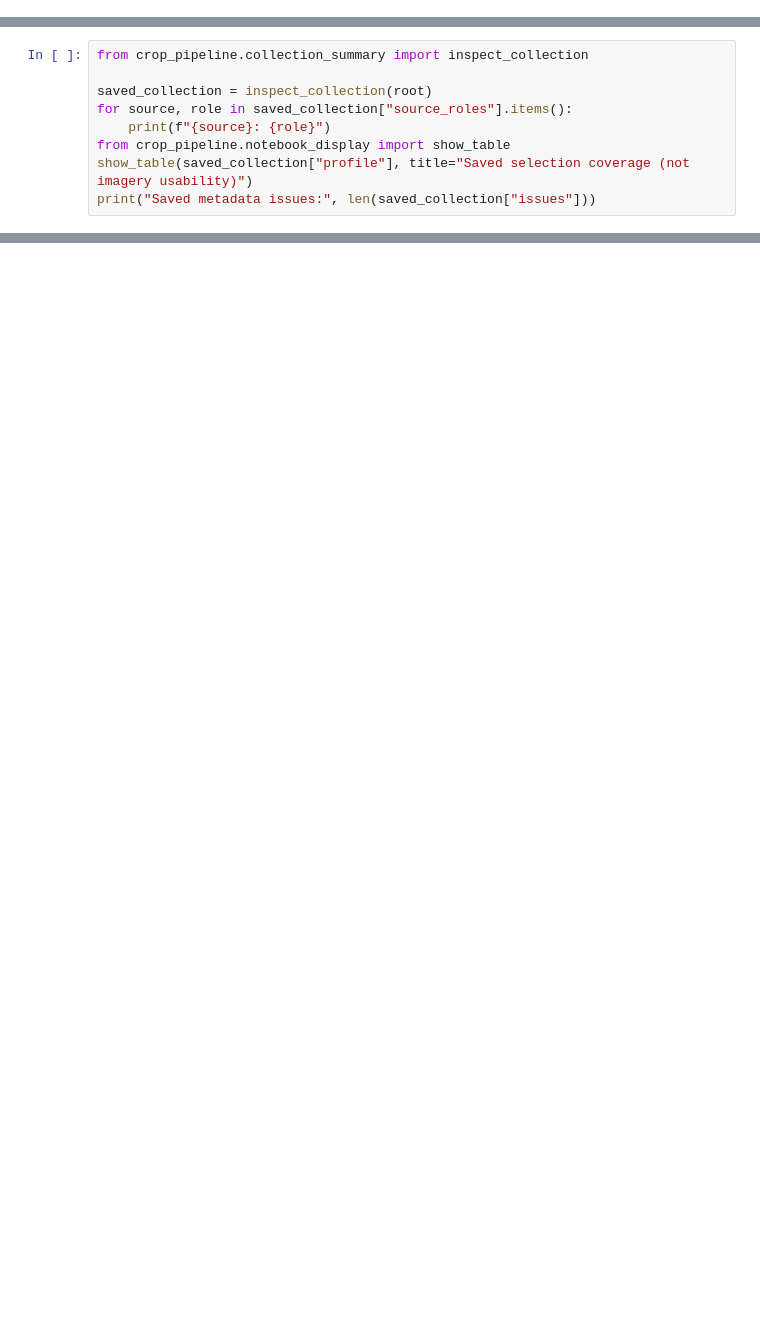
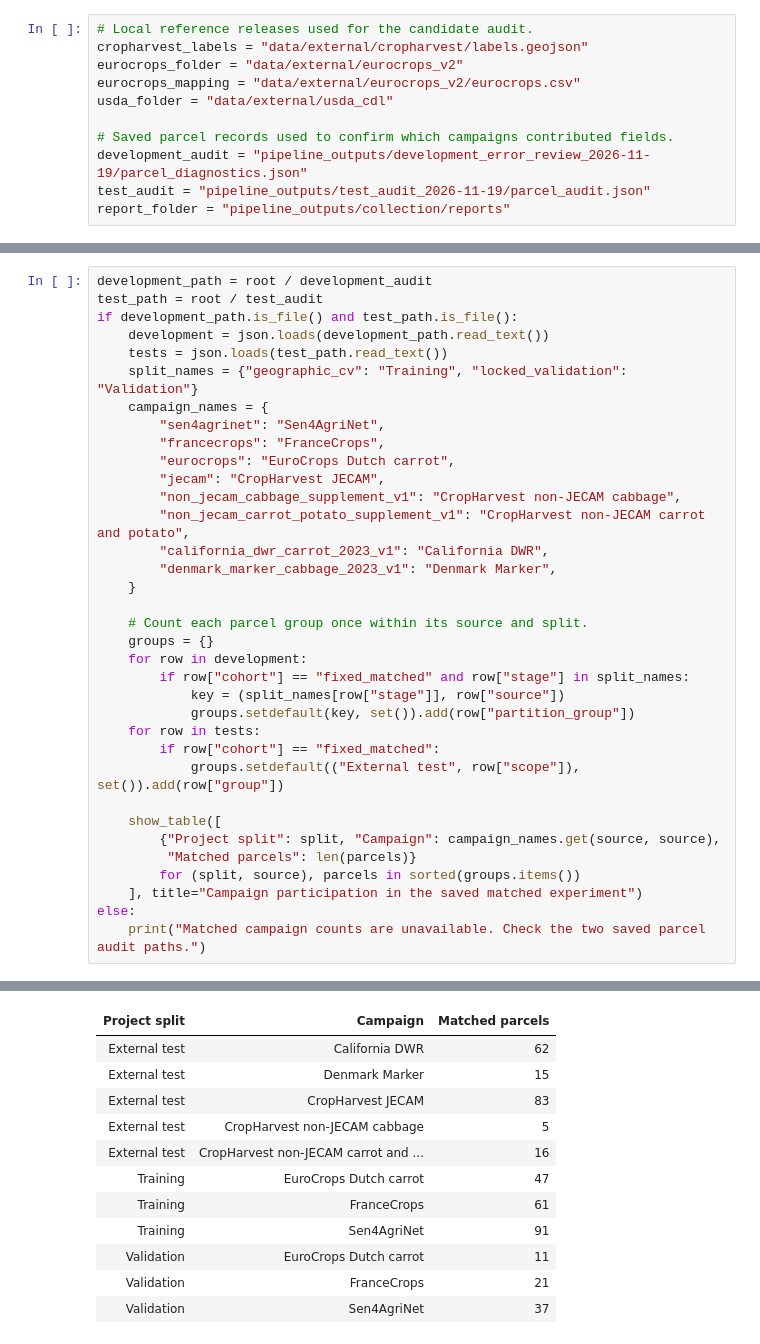
Before and after one commit to jrdavid-dev/external-crop-data-classification, a Jupyter notebook: notebooks/data_collection/01_external_reference_audit.ipynb, the cells around one changed output, grey strips where cells are left out. Saved outputs shown, nothing was run; the diff lists cells and outputs as text; blank space fills up the shorter version.

```diff
--- a/notebooks/data_collection/01_external_reference_audit.ipynb
+++ b/notebooks/data_collection/01_external_reference_audit.ipynb
@@ -9,2 +9,13 @@ Count carrot, cabbage and potato reference parcels or classified pixels using lo
+# %%
+# Local reference releases used for the candidate audit.
+cropharvest_labels = "data/external/cropharvest/labels.geojson"
+eurocrops_folder = "data/external/eurocrops_v2"
+eurocrops_mapping = "data/external/eurocrops_v2/eurocrops.csv"
+usda_folder = "data/external/usda_cdl"
+
+# Saved parcel records used to confirm which campaigns contributed fields.
+development_audit = "pipeline_outputs/development_error_review_2026-11-19/parcel_diagnostics.json"
+test_audit = "pipeline_outputs/test_audit_2026-11-19/parcel_audit.json"
+report_folder = "pipeline_outputs/collection/reports"
 # %%
 from pathlib import Path
@@ -36,9 +36,0 @@ Sen4AgriNet supplies mostly potato and some carrot; FranceCrops supplies potato/
-# %%
-from crop_pipeline.collection_summary import inspect_collection
-
-saved_collection = inspect_collection(root)
-for source, role in saved_collection["source_roles"].items():
-    print(f"{source}: {role}")
-from crop_pipeline.notebook_display import show_table
-show_table(saved_collection["profile"], title="Saved selection coverage (not imagery usability)")
-print("Saved metadata issues:", len(saved_collection["issues"]))
@@ -75,0 +55,36 @@ cabbage    reunion-france          False                       5
+# %%
+development_path = root / development_audit
+test_path = root / test_audit
+if development_path.is_file() and test_path.is_file():
+    development = json.loads(development_path.read_text())
+    tests = json.loads(test_path.read_text())
+    split_names = {"geographic_cv": "Training", "locked_validation": "Validation"}
+    campaign_names = {
+        "sen4agrinet": "Sen4AgriNet",
+        "francecrops": "FranceCrops",
+        "eurocrops": "EuroCrops Dutch carrot",
+        "jecam": "CropHarvest JECAM",
+        "non_jecam_cabbage_supplement_v1": "CropHarvest non-JECAM cabbage",
+        "non_jecam_carrot_potato_supplement_v1": "CropHarvest non-JECAM carrot and potato",
+        "california_dwr_carrot_2023_v1": "California DWR",
+        "denmark_marker_cabbage_2023_v1": "Denmark Marker",
+    }
+
+    # Count each parcel group once within its source and split.
+    groups = {}
+    for row in development:
+        if row["cohort"] == "fixed_matched" and row["stage"] in split_names:
+            key = (split_names[row["stage"]], row["source"])
+            groups.setdefault(key, set()).add(row["partition_group"])
+    for row in tests:
+        if row["cohort"] == "fixed_matched":
+            groups.setdefault(("External test", row["scope"]), set()).add(row["group"])
+
+    show_table([
+        {"Project split": split, "Campaign": campaign_names.get(source, source),
+         "Matched parcels": len(parcels)}
+        for (split, source), parcels in sorted(groups.items())
+    ], title="Campaign participation in the saved matched experiment")
+else:
+    print("Matched campaign counts are unavailable. Check the two saved parcel audit paths.")
+# %% [output]
@@ -75,0 +92,12 @@ cabbage    reunion-france          False                       5
+| Project split | Campaign | Matched parcels |
+| External test | California DWR | 62 |
+| External test | Denmark Marker | 15 |
+| External test | CropHarvest JECAM | 83 |
+| External test | CropHarvest non-JECAM cabbage | 5 |
+| External test | CropHarvest non-JECAM carrot and ... | 16 |
+| Training | EuroCrops Dutch carrot | 47 |
+| Training | FranceCrops | 61 |
+| Training | Sen4AgriNet | 91 |
+| Validation | EuroCrops Dutch carrot | 11 |
+| Validation | FranceCrops | 21 |
+| Validation | Sen4AgriNet | 37 |
```
Also changed, not shown: parts of 21 cells of this notebook, 8 other files.
